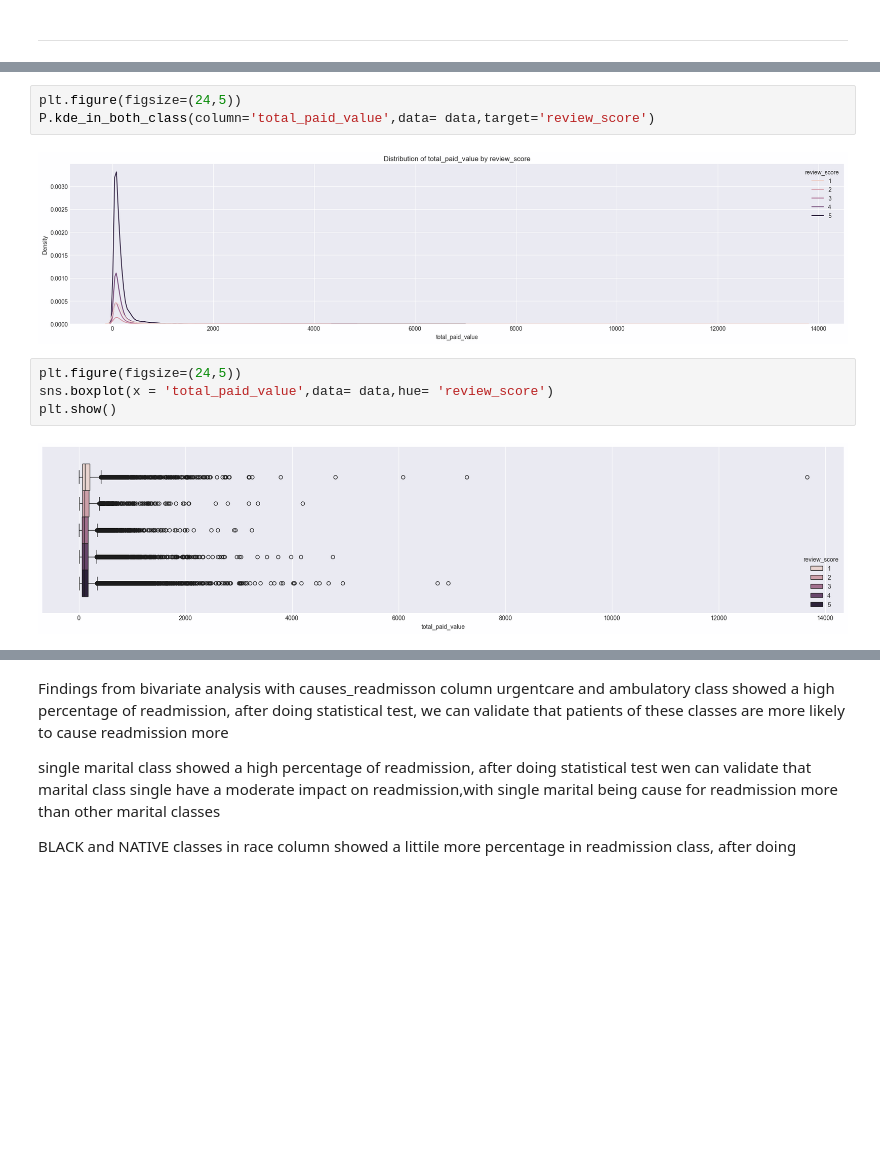
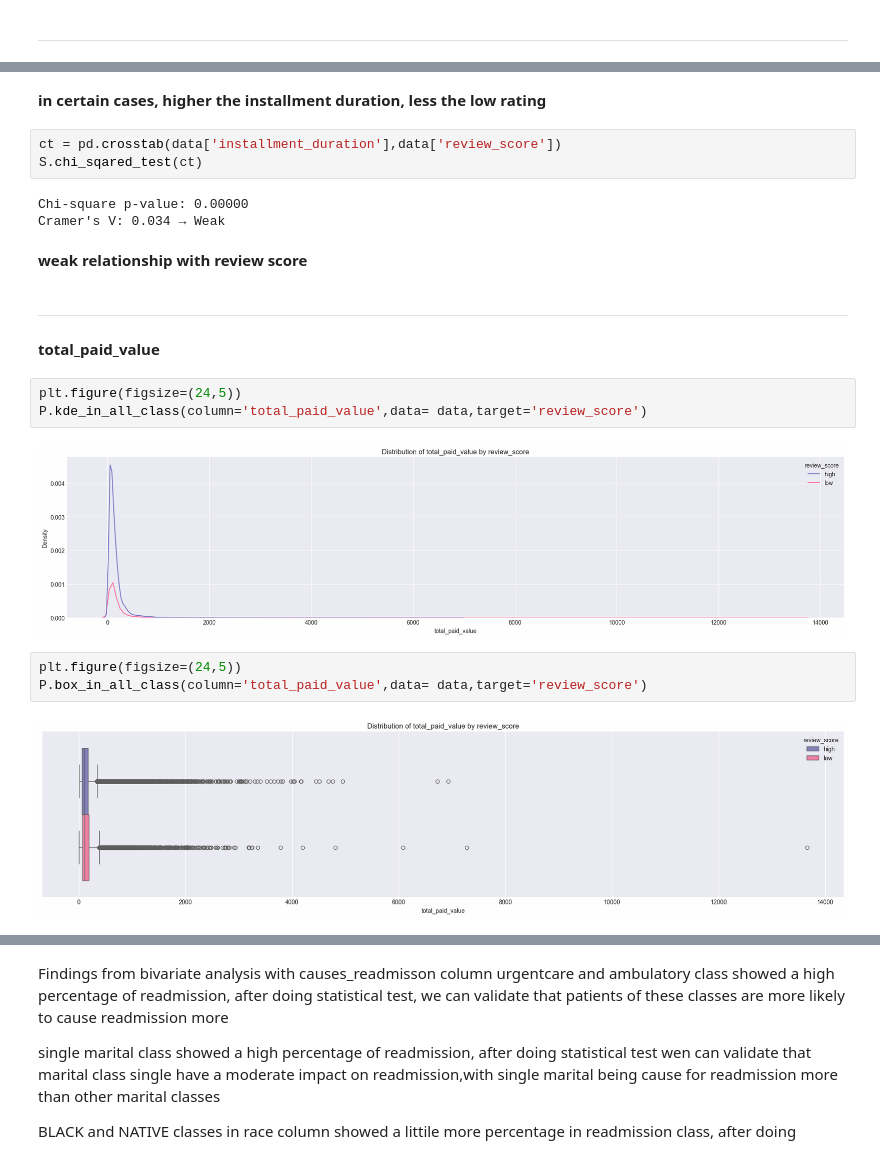
Before and after one commit to IamRaNo/my-personal-projects, a Jupyter notebook: olist review analysis/notebooks/pandas_analysis.ipynb, the cells around one changed output, grey strips where cells are left out. Saved outputs shown, nothing was run; the diff lists cells and outputs as text; blank space fills up the shorter version.

Commit message:
fixed olist - analysis of data part 1

```diff
--- a/olist review analysis/notebooks/pandas_analysis.ipynb
+++ b/olist review analysis/notebooks/pandas_analysis.ipynb
@@ -398,11 +414,24 @@ plt.show()
+# %% [markdown]
+**in certain cases, higher the installment duration, less the low rating**
+# %%
+ct = pd.crosstab(data['installment_duration'],data['review_score'])
+S.chi_sqared_test(ct)
+# %% [output]
+Chi-square p-value: 0.00000
+Cramer's V: 0.034 → Weak
+# %% [markdown]
+**weak relationship with review score**
+# %% [markdown]
+***
+# %% [markdown]
+**total_paid_value**
 # %%
 plt.figure(figsize=(24,5))
-P.kde_in_both_class(column='total_paid_value',data= data,target='review_score')
+P.kde_in_all_class(column='total_paid_value',data= data,target='review_score')
 # %% [output]
-[figure, old version]
+[figure, new version]
 # %%
 plt.figure(figsize=(24,5))
-sns.boxplot(x = 'total_paid_value',data= data,hue= 'review_score')
-plt.show()
+P.box_in_all_class(column='total_paid_value',data= data,target='review_score')
 # %% [output]
-[figure, old version]
+[figure, new version]
```
Also changed, not shown: parts of 35 cells of this notebook.
